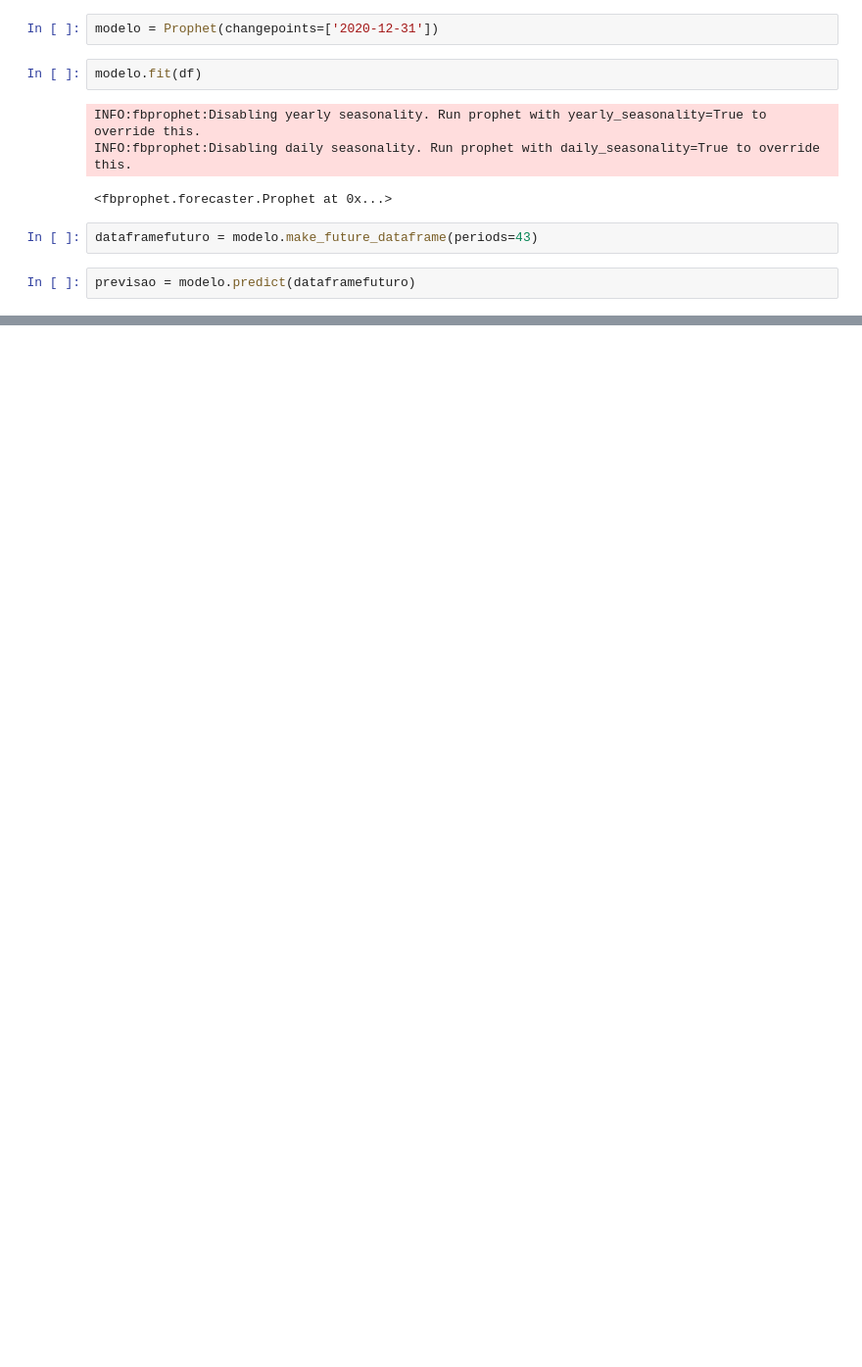
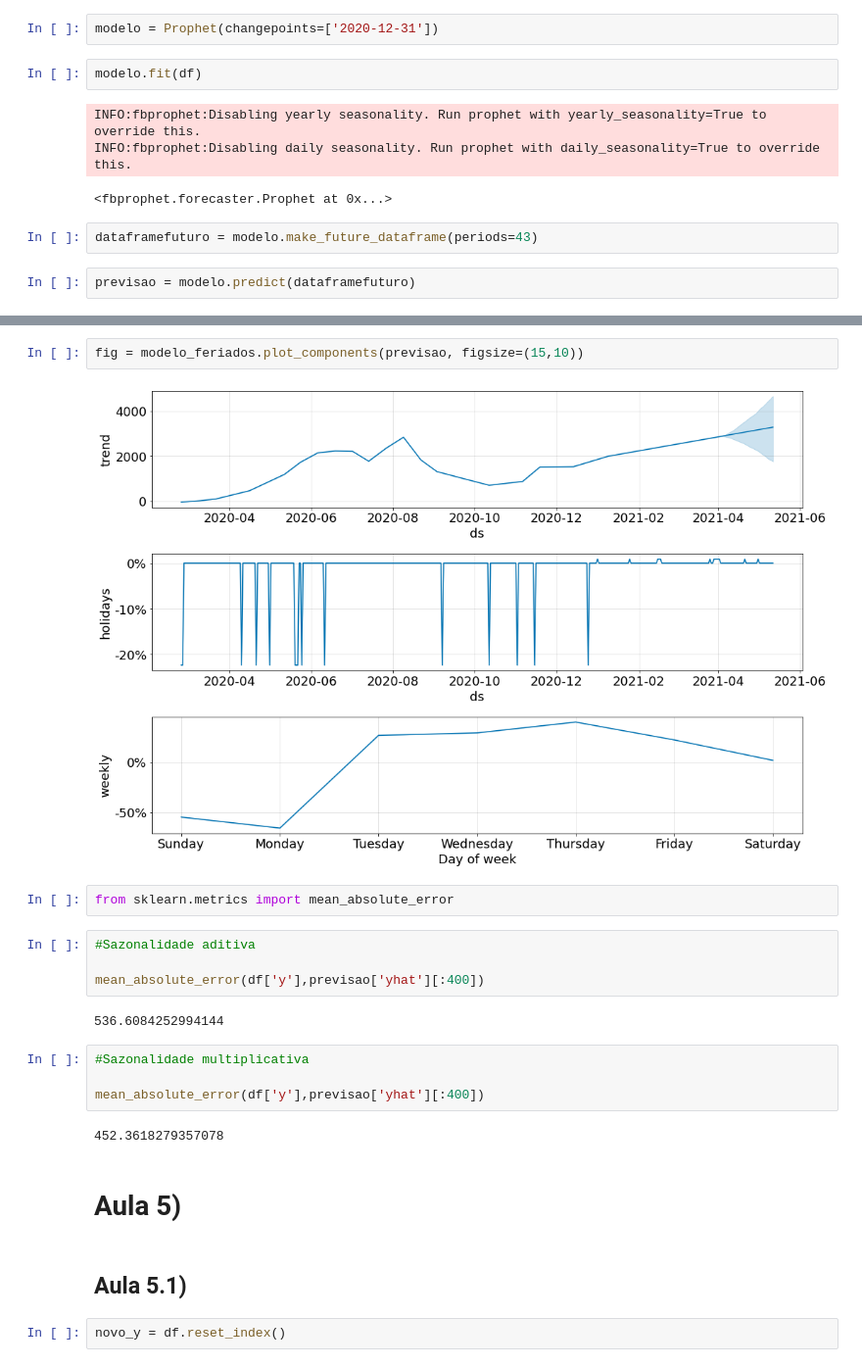
Before and after one commit to HenriqueCCdA/bootCampAluraDataScience, a Jupyter notebook: modulo3/aulas/boot_camp_modulo3_aulas.ipynb, the cells around one changed output, grey strips where cells are left out. Shown at 98% size. Cells and saved outputs as stored; diff of their text form; blank space fills up the shorter version.

```diff
--- a/modulo3/aulas/boot_camp_modulo3_aulas.ipynb
+++ b/modulo3/aulas/boot_camp_modulo3_aulas.ipynb
@@ -304,0 +386,24 @@ a = add_changepoints_to_plot(fig.gca(), modelo, previsao)
+# %%
+fig = modelo_feriados.plot_components(previsao, figsize=(15,10))
+# %% [output]
+[figure, added]
+# %%
+from sklearn.metrics import mean_absolute_error
+# %%
+#Sazonalidade aditiva
+
+mean_absolute_error(df['y'],previsao['yhat'][:400])
+# %% [output]
+536.6084252994144
+# %%
+#Sazonalidade multiplicativa
+
+mean_absolute_error(df['y'],previsao['yhat'][:400])
+# %% [output]
+452.3618279357078
+# %% [markdown]
+# Aula 5)
+# %% [markdown]
+## Aula 5.1)
+# %%
+novo_y = df.reset_index()
```
Also changed, not shown: parts of 23 cells of this notebook.
